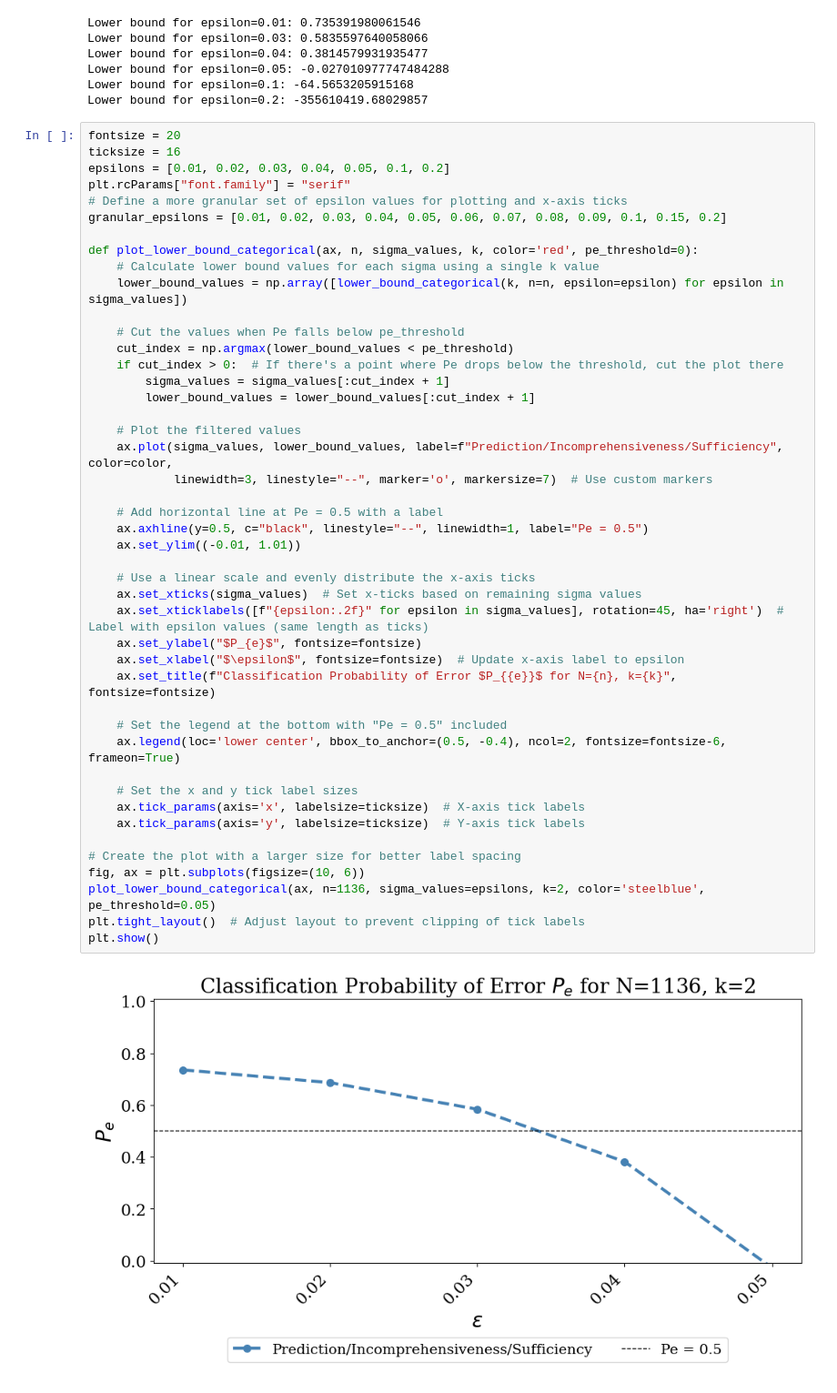
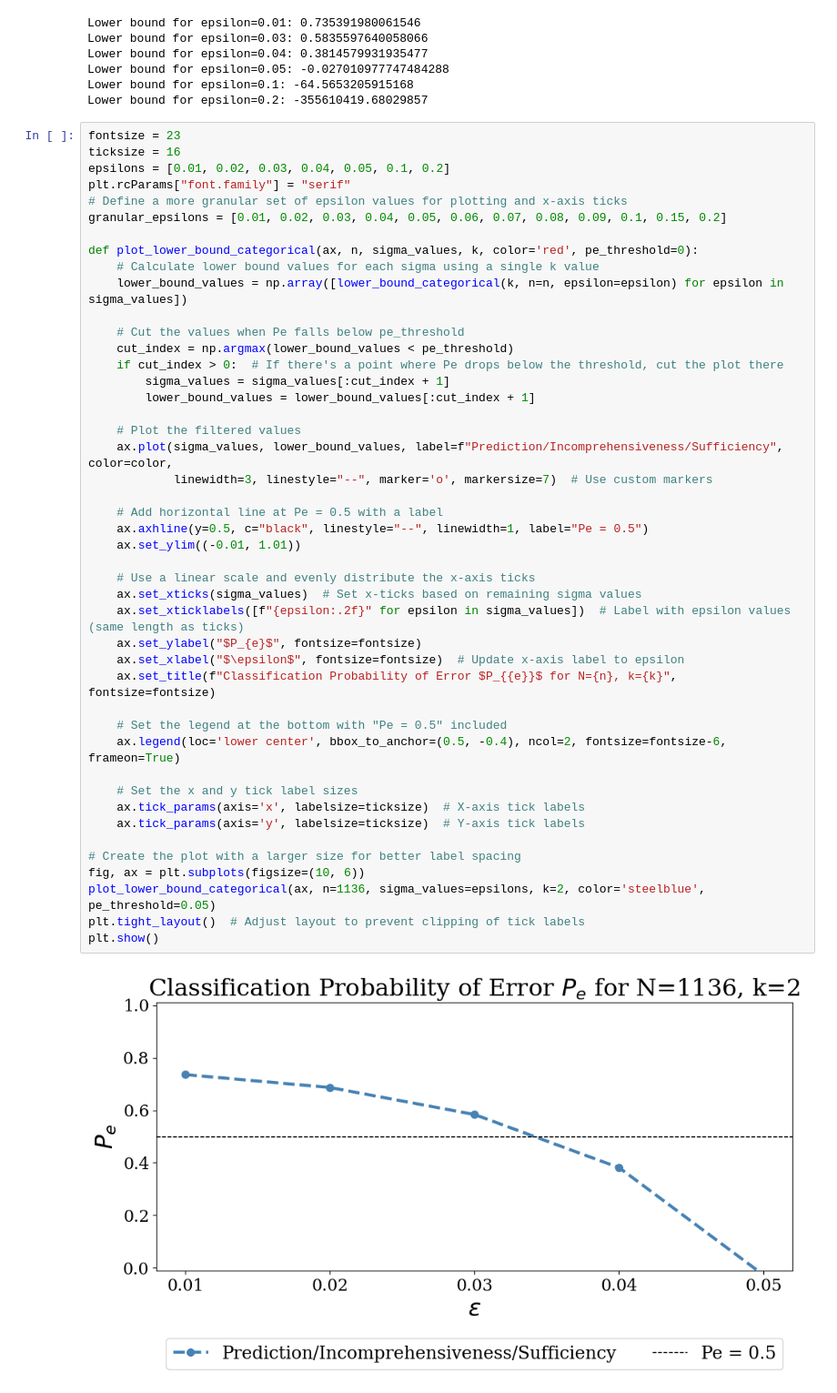
Before and after one commit to geometric-intelligence/bop, a Jupyter notebook: HSLS_Classification.ipynb, the cells around one changed output. Shown at 91% size. Cells and saved outputs as stored; diff of their text form.

```diff
--- a/HSLS_Classification.ipynb
+++ b/HSLS_Classification.ipynb
@@ -866,7 +866,7 @@ Lower bound for epsilon=0.05: -0.027010977747484288
 Lower bound for epsilon=0.1: -64.5653205915168
 Lower bound for epsilon=0.2: -355610419.68029857
 # %%
-fontsize = 20
+fontsize = 23
 ticksize = 16
 epsilons = [0.01, 0.02, 0.03, 0.04, 0.05, 0.1, 0.2]
 plt.rcParams["font.family"] = "serif"
@@ -883,32 +883,32 @@ def plot_lower_bound_categorical(ax, n, sigma_values, k, color='red', pe_thresho
         sigma_values = sigma_values[:cut_index + 1]
         lower_bound_values = lower_bound_values[:cut_index + 1]
 
     # Plot the filtered values
     ax.plot(sigma_values, lower_bound_values, label=f"Prediction/Incomprehensiveness/Sufficiency", color=color,
             linewidth=3, linestyle="--", marker='o', markersize=7)  # Use custom markers
 
     # Add horizontal line at Pe = 0.5 with a label
     ax.axhline(y=0.5, c="black", linestyle="--", linewidth=1, label="Pe = 0.5")
     ax.set_ylim((-0.01, 1.01))
 
     # Use a linear scale and evenly distribute the x-axis ticks
     ax.set_xticks(sigma_values)  # Set x-ticks based on remaining sigma values
-    ax.set_xticklabels([f"{epsilon:.2f}" for epsilon in sigma_values], rotation=45, ha='right')  # Label with epsilon values (same length as ticks)
+    ax.set_xticklabels([f"{epsilon:.2f}" for epsilon in sigma_values])  # Label with epsilon values (same length as ticks)
     ax.set_ylabel("$P_{e}$", fontsize=fontsize)
     ax.set_xlabel("$\epsilon$", fontsize=fontsize)  # Update x-axis label to epsilon
     ax.set_title(f"Classification Probability of Error $P_{{e}}$ for N={n}, k={k}", fontsize=fontsize)
 
     # Set the legend at the bottom with "Pe = 0.5" included
     ax.legend(loc='lower center', bbox_to_anchor=(0.5, -0.4), ncol=2, fontsize=fontsize-6, frameon=True)
 
     # Set the x and y tick label sizes
     ax.tick_params(axis='x', labelsize=ticksize)  # X-axis tick labels
     ax.tick_params(axis='y', labelsize=ticksize)  # Y-axis tick labels
 
 # Create the plot with a larger size for better label spacing
 fig, ax = plt.subplots(figsize=(10, 6))
 plot_lower_bound_categorical(ax, n=1136, sigma_values=epsilons, k=2, color='steelblue', pe_threshold=0.05)
 plt.tight_layout()  # Adjust layout to prevent clipping of tick labels
 plt.show()
 # %% [output]
-[figure, old version]
+[figure, new version]
```
Also changed, not shown: 1 other file.
